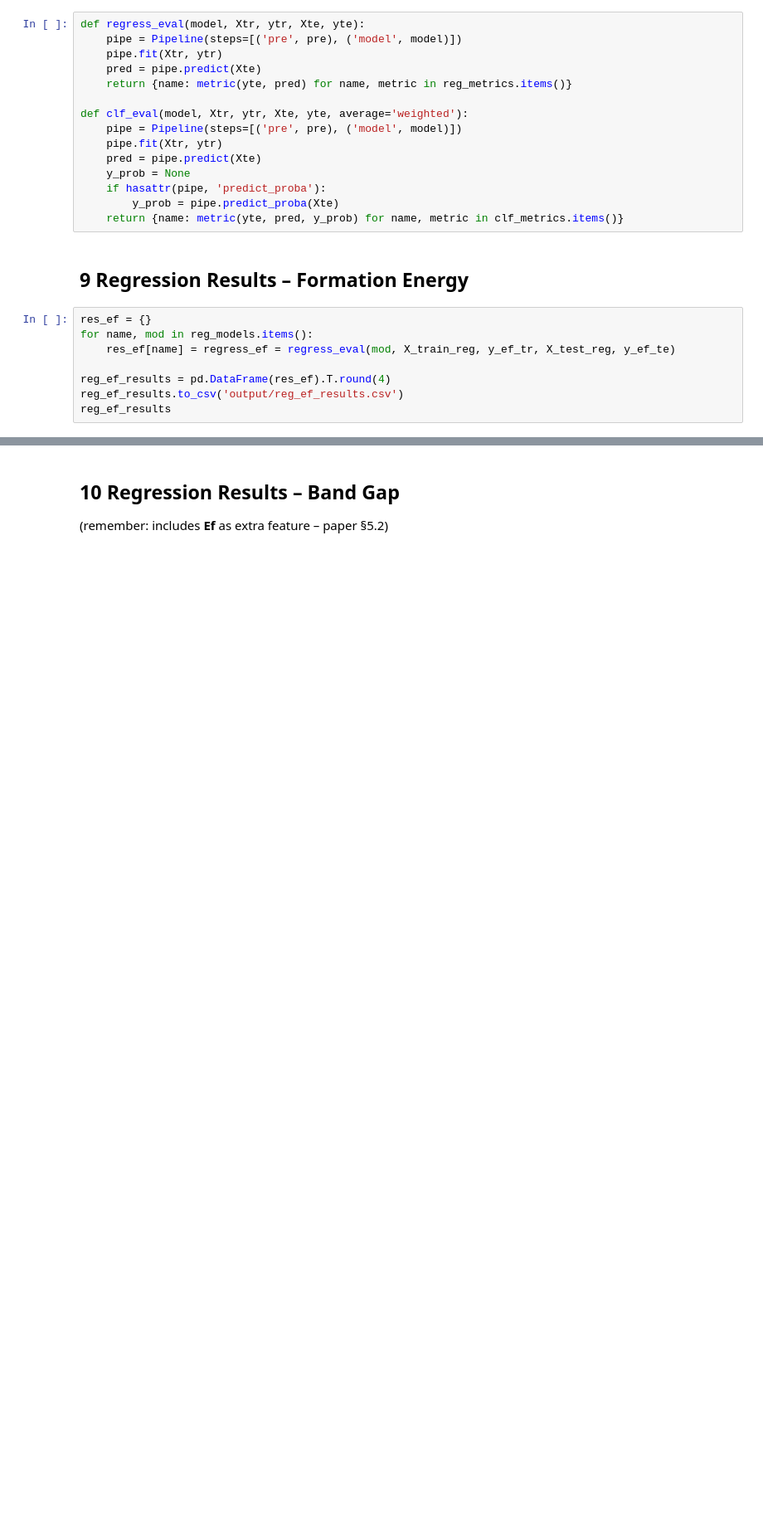
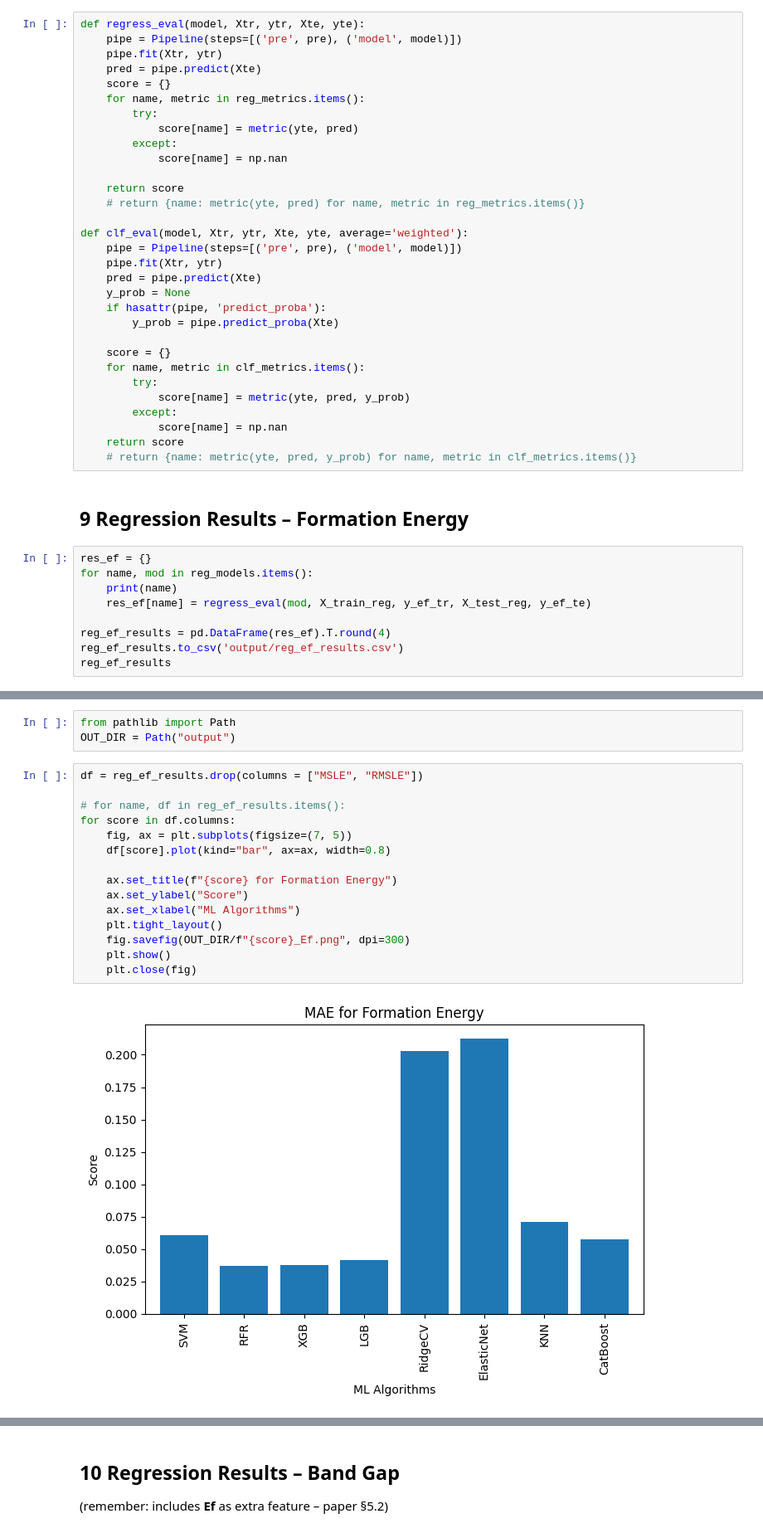
Before and after one commit to omarfarukof/Perovskite-ML-papers, a Jupyter notebook: another paper eric and david/ml.ipynb, the cells around one changed output, grey strips where cells are left out. Shown at 83% size. Drawn from its saved outputs; the diff is of its cells as text; blank space fills up the shorter version.

```diff
--- a/another paper eric and david/ml.ipynb
+++ b/another paper eric and david/ml.ipynb
@@ -282,7 +328,15 @@ def regress_eval(model, Xtr, ytr, Xte, yte):
     pipe = Pipeline(steps=[('pre', pre), ('model', model)])
     pipe.fit(Xtr, ytr)
     pred = pipe.predict(Xte)
-    return {name: metric(yte, pred) for name, metric in reg_metrics.items()}
+    score = {}
+    for name, metric in reg_metrics.items():
+        try:
+            score[name] = metric(yte, pred)
+        except:
+            score[name] = np.nan
+
+    return score
+    # return {name: metric(yte, pred) for name, metric in reg_metrics.items()}
 
 def clf_eval(model, Xtr, ytr, Xte, yte, average='weighted'):
     pipe = Pipeline(steps=[('pre', pre), ('model', model)])
@@ -291,13 +345,22 @@ def clf_eval(model, Xtr, ytr, Xte, yte, average='weighted'):
     y_prob = None
     if hasattr(pipe, 'predict_proba'):
         y_prob = pipe.predict_proba(Xte)
-    return {name: metric(yte, pred, y_prob) for name, metric in clf_metrics.items()}
+
+    score = {}
+    for name, metric in clf_metrics.items():
+        try:
+            score[name] = metric(yte, pred, y_prob)
+        except:
+            score[name] = np.nan
+    return score
+    # return {name: metric(yte, pred, y_prob) for name, metric in clf_metrics.items()}
 # %% [markdown]
 ## 9  Regression Results – Formation Energy
 # %%
 res_ef = {}
 for name, mod in reg_models.items():
-    res_ef[name] = regress_ef = regress_eval(mod, X_train_reg, y_ef_tr, X_test_reg, y_ef_te)
+    print(name)
+    res_ef[name] = regress_eval(mod, X_train_reg, y_ef_tr, X_test_reg, y_ef_te)
 
 reg_ef_results = pd.DataFrame(res_ef).T.round(4)
 reg_ef_results.to_csv('output/reg_ef_results.csv')
@@ -304,0 +391,20 @@ reg_ef_results
+# %%
+from pathlib import Path
+OUT_DIR = Path("output")
+# %%
+df = reg_ef_results.drop(columns = ["MSLE", "RMSLE"])
+
+# for name, df in reg_ef_results.items():
+for score in df.columns:
+    fig, ax = plt.subplots(figsize=(7, 5))
+    df[score].plot(kind="bar", ax=ax, width=0.8)
+
+    ax.set_title(f"{score} for Formation Energy")
+    ax.set_ylabel("Score")
+    ax.set_xlabel("ML Algorithms")
+    plt.tight_layout()
+    fig.savefig(OUT_DIR/f"{score}_Ef.png", dpi=300)
+    plt.show()
+    plt.close(fig)
+# %% [output]
+[figure, added]
```
Also changed, not shown: parts of 22 cells of this notebook, 9 other files.
